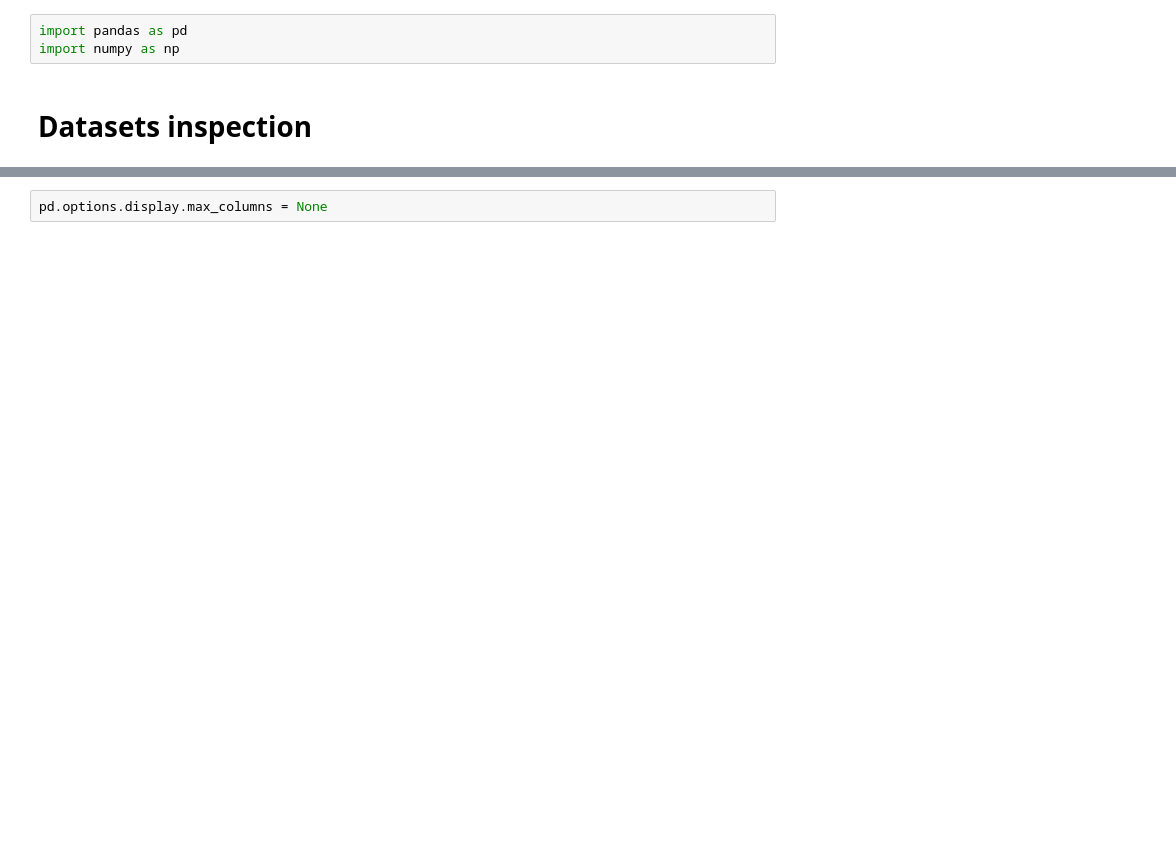
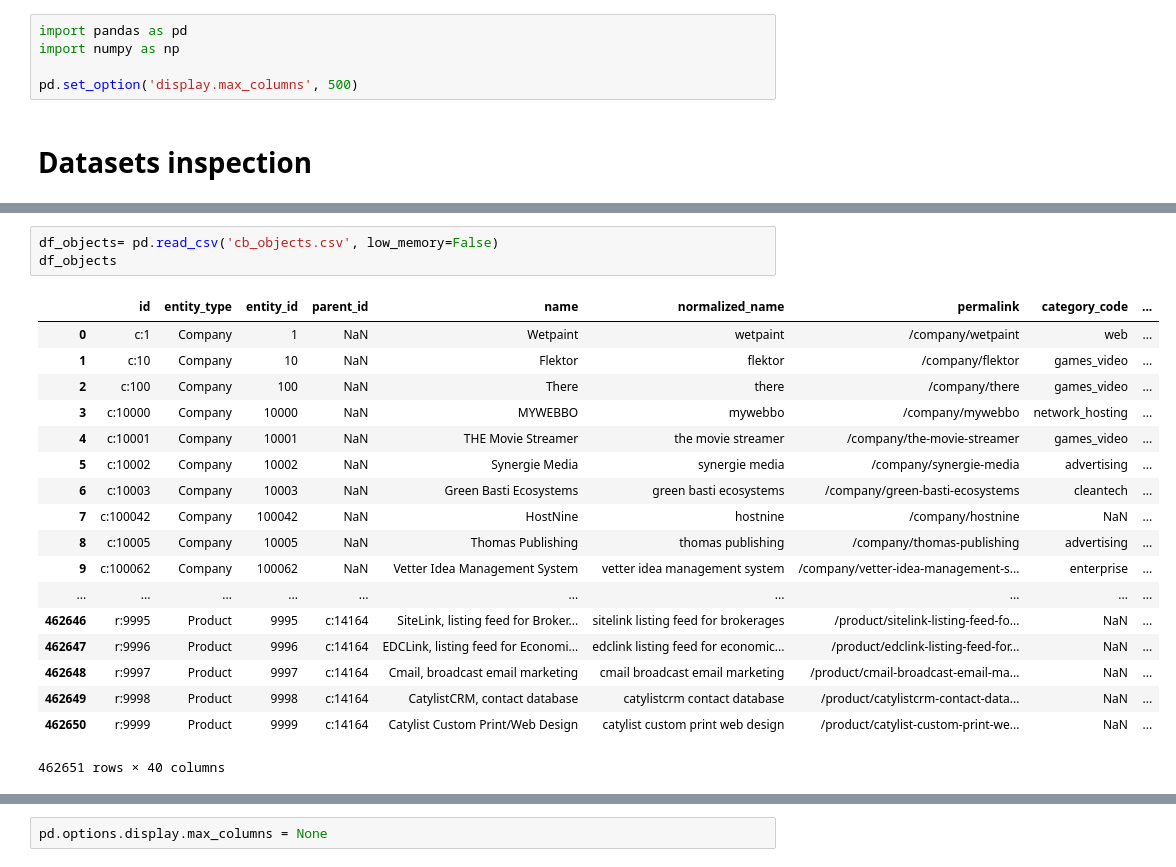
Before and after one commit to oanaale95/TL-Seeder, a Jupyter notebook: DataScienceML.ipynb, the cells around one changed output, grey strips where cells are left out. Drawn from its saved outputs; the diff is of its cells as text; blank space fills up the shorter version.

```diff
--- a/DataScienceML.ipynb
+++ b/DataScienceML.ipynb
@@ -3,5 +3,7 @@
 # %%
 import pandas as pd
 import numpy as np
+
+pd.set_option('display.max_columns', 500)
 # %% [markdown]
 # Datasets inspection
@@ -146,0 +92,22 @@ df_peep.drop(columns='Unnamed: 6')
+# %%
+df_objects= pd.read_csv('cb_objects.csv', low_memory=False)
+df_objects
+# %% [output]
+|  | id | entity_type | entity_id | parent_id | name | normalized_name | permalink | category_code | ... |
+| 0 | c:1 | Company | 1 | NaN | Wetpaint | wetpaint | /company/wetpaint | web | ... |
+| 1 | c:10 | Company | 10 | NaN | Flektor | flektor | /company/flektor | games_video | ... |
+| 2 | c:100 | Company | 100 | NaN | There | there | /company/there | games_video | ... |
+| 3 | c:10000 | Company | 10000 | NaN | MYWEBBO | mywebbo | /company/mywebbo | network_hosting | ... |
+| 4 | c:10001 | Company | 10001 | NaN | THE Movie Streamer | the movie streamer | /company/the-movie-streamer | games_video | ... |
+| 5 | c:10002 | Company | 10002 | NaN | Synergie Media | synergie media | /company/synergie-media | advertising | ... |
+| 6 | c:10003 | Company | 10003 | NaN | Green Basti Ecosystems | green basti ecosystems | /company/green-basti-ecosystems | cleantech | ... |
+| 7 | c:100042 | Company | 100042 | NaN | HostNine | hostnine | /company/hostnine | NaN | ... |
+| 8 | c:10005 | Company | 10005 | NaN | Thomas Publishing | thomas publishing | /company/thomas-publishing | advertising | ... |
+| 9 | c:100062 | Company | 100062 | NaN | Vetter Idea Management System | vetter idea management system | /company/vetter-idea-management-s... | enterprise | ... |
+| ... | ... | ... | ... | ... | ... | ... | ... | ... | ... |
+| 462646 | r:9995 | Product | 9995 | c:14164 | SiteLink, listing feed for Broker... | sitelink listing feed for brokerages | /product/sitelink-listing-feed-fo... | NaN | ... |
+| 462647 | r:9996 | Product | 9996 | c:14164 | EDCLink, listing feed for Economi... | edclink listing feed for economic... | /product/edclink-listing-feed-for... | NaN | ... |
+| 462648 | r:9997 | Product | 9997 | c:14164 | Cmail, broadcast email marketing | cmail broadcast email marketing | /product/cmail-broadcast-email-ma... | NaN | ... |
+| 462649 | r:9998 | Product | 9998 | c:14164 | CatylistCRM, contact database | catylistcrm contact database | /product/catylistcrm-contact-data... | NaN | ... |
+| 462650 | r:9999 | Product | 9999 | c:14164 | Catylist Custom Print/Web Design | catylist custom print web design | /product/catylist-custom-print-we... | NaN | ... |
+462651 rows × 40 columns
```
Also changed, not shown: parts of 83 cells of this notebook, 2 other files.
